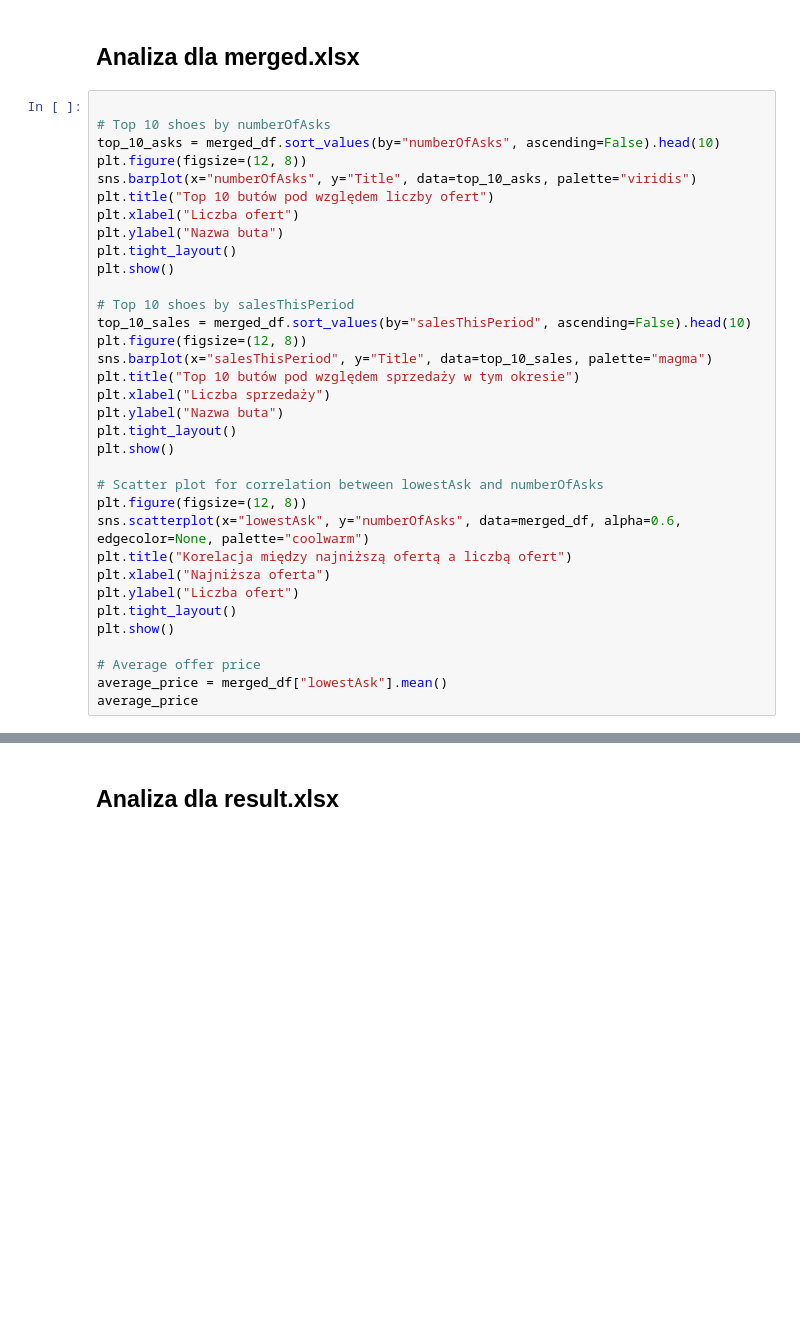
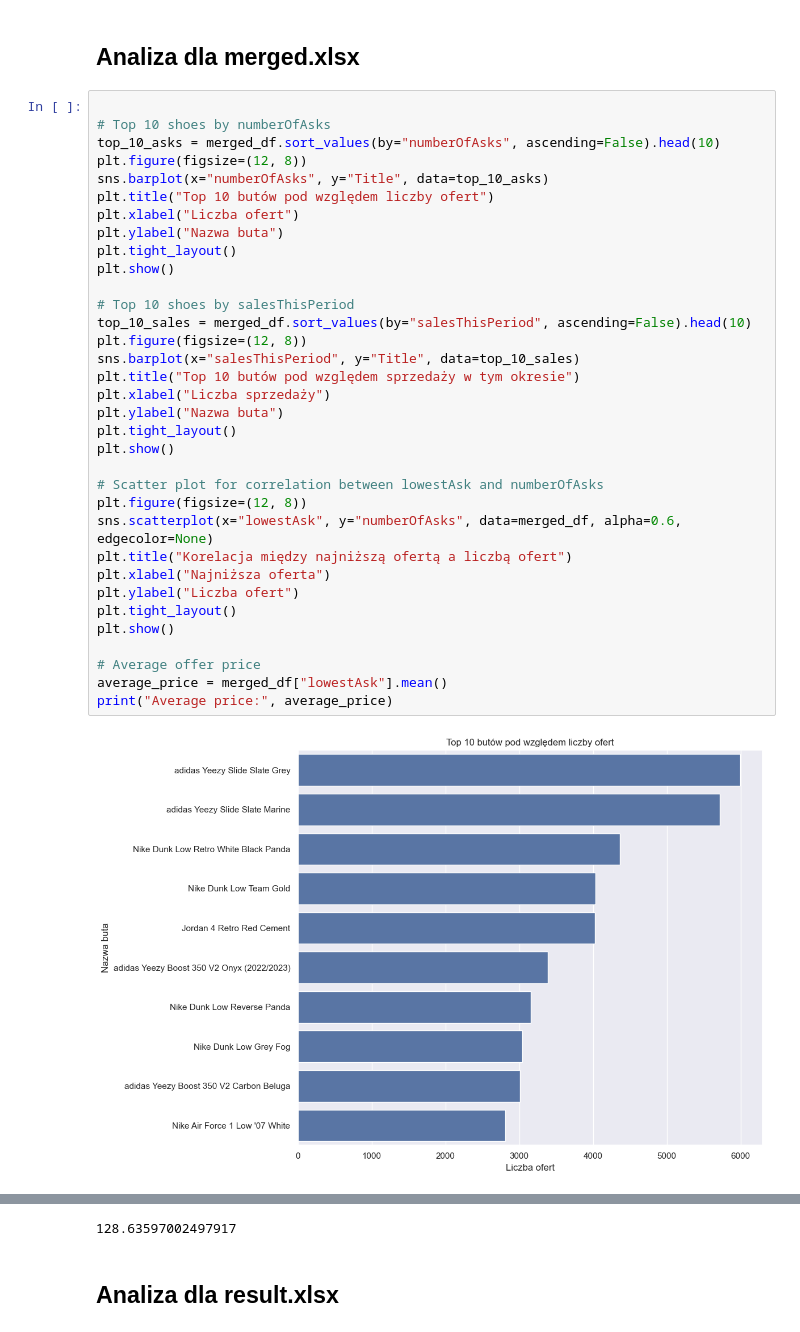
Before and after one commit to michalrudypl/ShoeX, a Jupyter notebook: analysis_notebook.ipynb, the cells around one changed output, grey strips where cells are left out. Cells and saved outputs as stored; diff of their text form; blank space fills up the shorter version.

```diff
--- a/analysis_notebook.ipynb
+++ b/analysis_notebook.ipynb
@@ -15,34 +13,36 @@ result_df = pd.read_excel("result.xlsx")
 # %%
 
 # Top 10 shoes by numberOfAsks
 top_10_asks = merged_df.sort_values(by="numberOfAsks", ascending=False).head(10)
 plt.figure(figsize=(12, 8))
-sns.barplot(x="numberOfAsks", y="Title", data=top_10_asks, palette="viridis")
+sns.barplot(x="numberOfAsks", y="Title", data=top_10_asks)
 plt.title("Top 10 butów pod względem liczby ofert")
 plt.xlabel("Liczba ofert")
 plt.ylabel("Nazwa buta")
 plt.tight_layout()
 plt.show()
 
 # Top 10 shoes by salesThisPeriod
 top_10_sales = merged_df.sort_values(by="salesThisPeriod", ascending=False).head(10)
 plt.figure(figsize=(12, 8))
-sns.barplot(x="salesThisPeriod", y="Title", data=top_10_sales, palette="magma")
+sns.barplot(x="salesThisPeriod", y="Title", data=top_10_sales)
 plt.title("Top 10 butów pod względem sprzedaży w tym okresie")
 plt.xlabel("Liczba sprzedaży")
 plt.ylabel("Nazwa buta")
 plt.tight_layout()
 plt.show()
 
 # Scatter plot for correlation between lowestAsk and numberOfAsks
 plt.figure(figsize=(12, 8))
-sns.scatterplot(x="lowestAsk", y="numberOfAsks", data=merged_df, alpha=0.6, edgecolor=None, palette="coolwarm")
+sns.scatterplot(x="lowestAsk", y="numberOfAsks", data=merged_df, alpha=0.6, edgecolor=None)
 plt.title("Korelacja między najniższą ofertą a liczbą ofert")
 plt.xlabel("Najniższa oferta")
 plt.ylabel("Liczba ofert")
 plt.tight_layout()
 plt.show()
 
 # Average offer price
 average_price = merged_df["lowestAsk"].mean()
-average_price
+print("Average price:", average_price)
+# %% [output]
+[figure, added]
@@ -49,3 +51,4 @@ average_price
+128.63597002497917
 # %% [markdown]
 ## Analiza dla result.xlsx
 # %%
```
Also changed, not shown: parts of 3 cells of this notebook.
